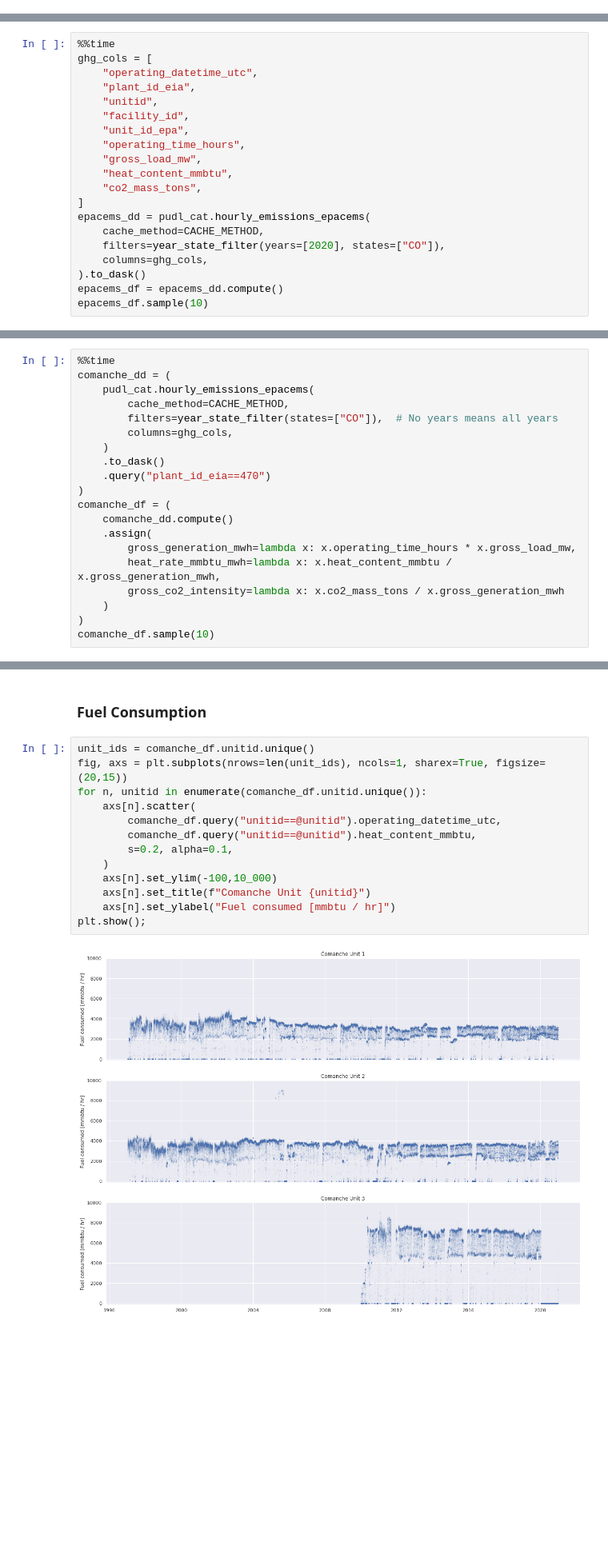
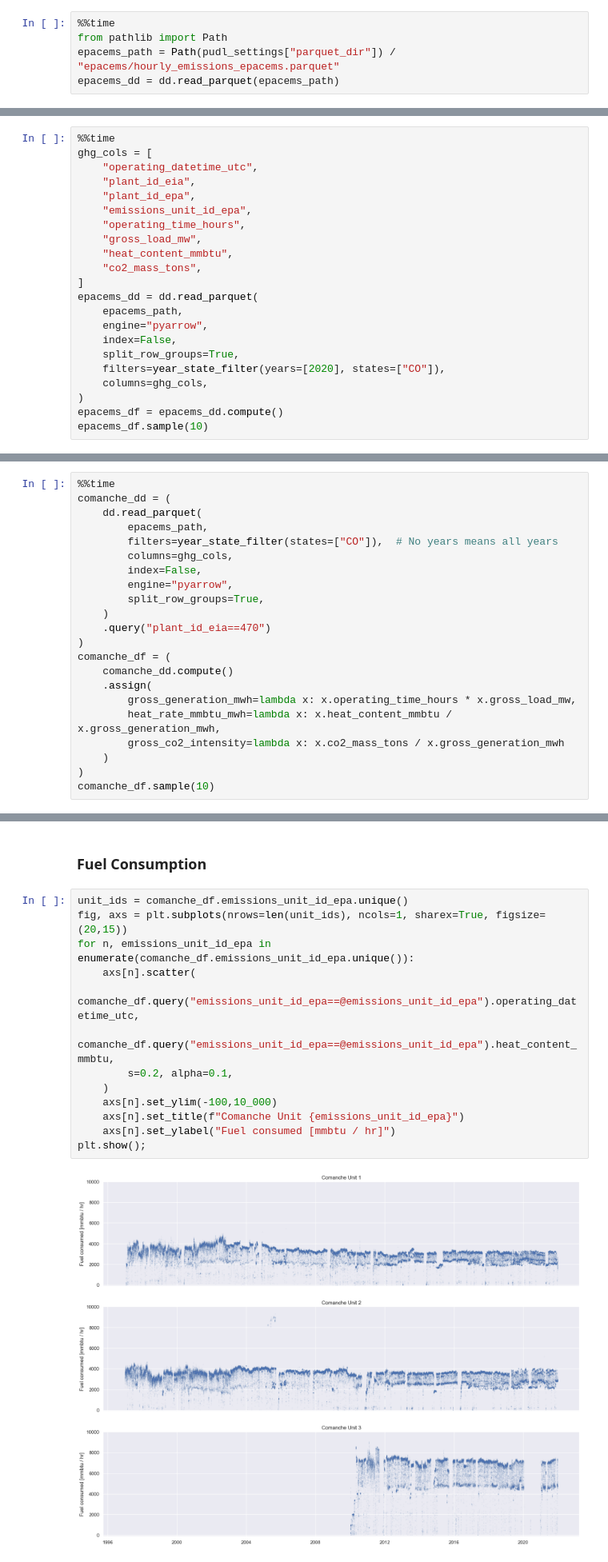
Before and after one commit to catalyst-cooperative/pudl-examples, a Jupyter notebook: notebooks/03-pudl-parquet.ipynb, the cells around one changed output, grey strips where cells are left out. Shown at 80% size. Drawn from its saved outputs; the diff is of its cells as text; blank space fills up the shorter version.

```diff
--- a/notebooks/03-pudl-parquet.ipynb
+++ b/notebooks/03-pudl-parquet.ipynb
@@ -224,0 +84,5 @@ Wall time: 878 ms
+# %%
+%%time
+from pathlib import Path
+epacems_path = Path(pudl_settings["parquet_dir"]) / "epacems/hourly_emissions_epacems.parquet"
+epacems_dd = dd.read_parquet(epacems_path)
@@ -298,19 +178,21 @@ epacems_df.sample(10)
 ghg_cols = [
     "operating_datetime_utc",
     "plant_id_eia",
-    "unitid",
-    "facility_id",
-    "unit_id_epa",
+    "plant_id_epa",
+    "emissions_unit_id_epa",
     "operating_time_hours",
     "gross_load_mw",
     "heat_content_mmbtu",
     "co2_mass_tons",
 ]
-epacems_dd = pudl_cat.hourly_emissions_epacems(
-    cache_method=CACHE_METHOD,
+epacems_dd = dd.read_parquet(
+    epacems_path,
+    engine="pyarrow",
+    index=False,
+    split_row_groups=True,
     filters=year_state_filter(years=[2020], states=["CO"]),
     columns=ghg_cols,
-).to_dask()
+)
 epacems_df = epacems_dd.compute()
 epacems_df.sample(10)
 # %% [output]
@@ -364,12 +255,14 @@ Based on the above, we can see that Comanche has `plant_id_eia == 470` and we al
 # %%
 %%time
 comanche_dd = (
-    pudl_cat.hourly_emissions_epacems(
-        cache_method=CACHE_METHOD,
+    dd.read_parquet(
+        epacems_path,
         filters=year_state_filter(states=["CO"]),  # No years means all years
         columns=ghg_cols,
+        index=False,
+        engine="pyarrow",
+        split_row_groups=True,
     )
-    .to_dask()
     .query("plant_id_eia==470")
 )
 comanche_df = (
@@ -425,20 +317,20 @@ Now that we've got a managable dataframe, we can visualize what's inside it! Her
 # %% [markdown]
 ### Fuel Consumption
 # %%
-unit_ids = comanche_df.unitid.unique()
+unit_ids = comanche_df.emissions_unit_id_epa.unique()
 fig, axs = plt.subplots(nrows=len(unit_ids), ncols=1, sharex=True, figsize=(20,15))
-for n, unitid in enumerate(comanche_df.unitid.unique()):
+for n, emissions_unit_id_epa in enumerate(comanche_df.emissions_unit_id_epa.unique()):
     axs[n].scatter(
-        comanche_df.query("unitid==@unitid").operating_datetime_utc,
-        comanche_df.query("unitid==@unitid").heat_content_mmbtu,
+        comanche_df.query("emissions_unit_id_epa==@emissions_unit_id_epa").operating_datetime_utc,
+        comanche_df.query("emissions_unit_id_epa==@emissions_unit_id_epa").heat_content_mmbtu,
         s=0.2, alpha=0.1,
     )
     axs[n].set_ylim(-100,10_000)
-    axs[n].set_title(f"Comanche Unit {unitid}")
+    axs[n].set_title(f"Comanche Unit {emissions_unit_id_epa}")
     axs[n].set_ylabel("Fuel consumed [mmbtu / hr]")
 plt.show();
 # %% [output]
-[figure, old version]
+[figure, new version]
 # %% [markdown]
 ### Heat Rate
 # %%
```
Also changed, not shown: parts of 30 cells of this notebook, 2 other files.
